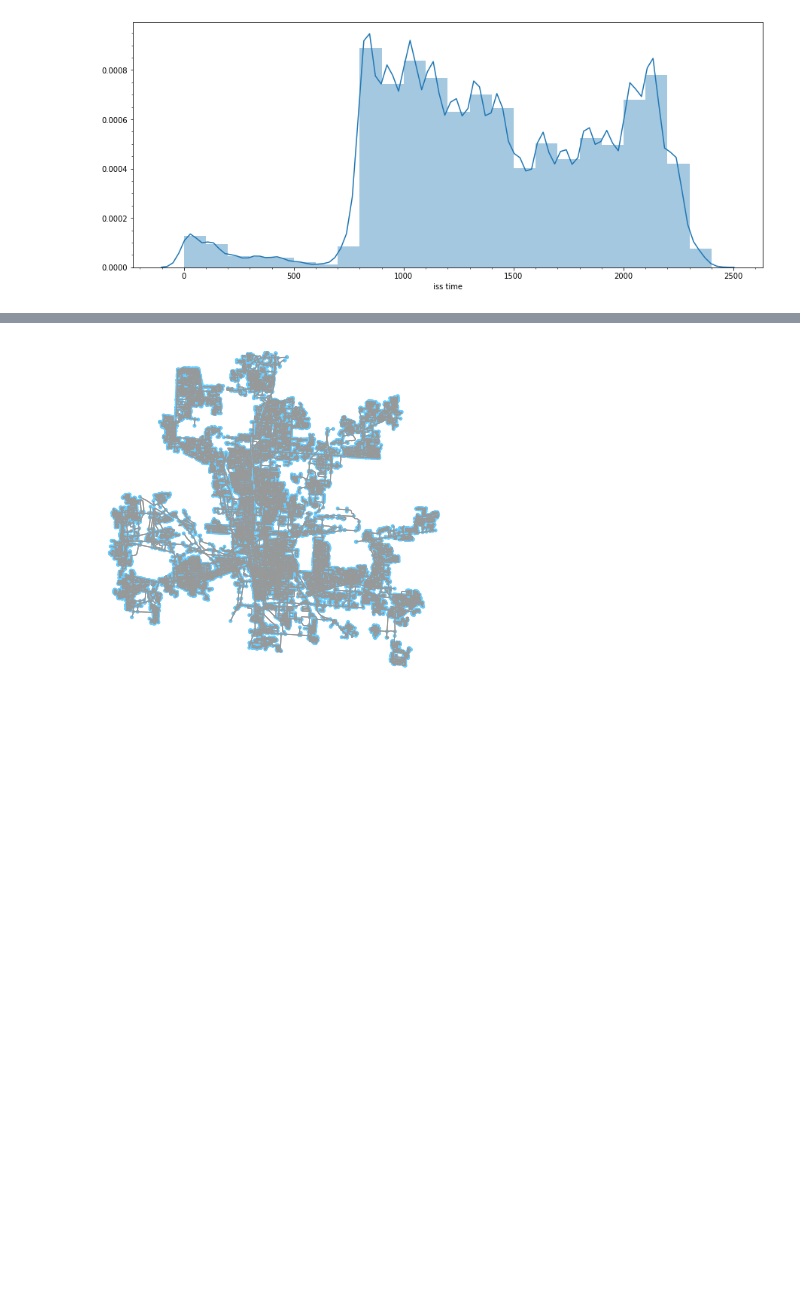
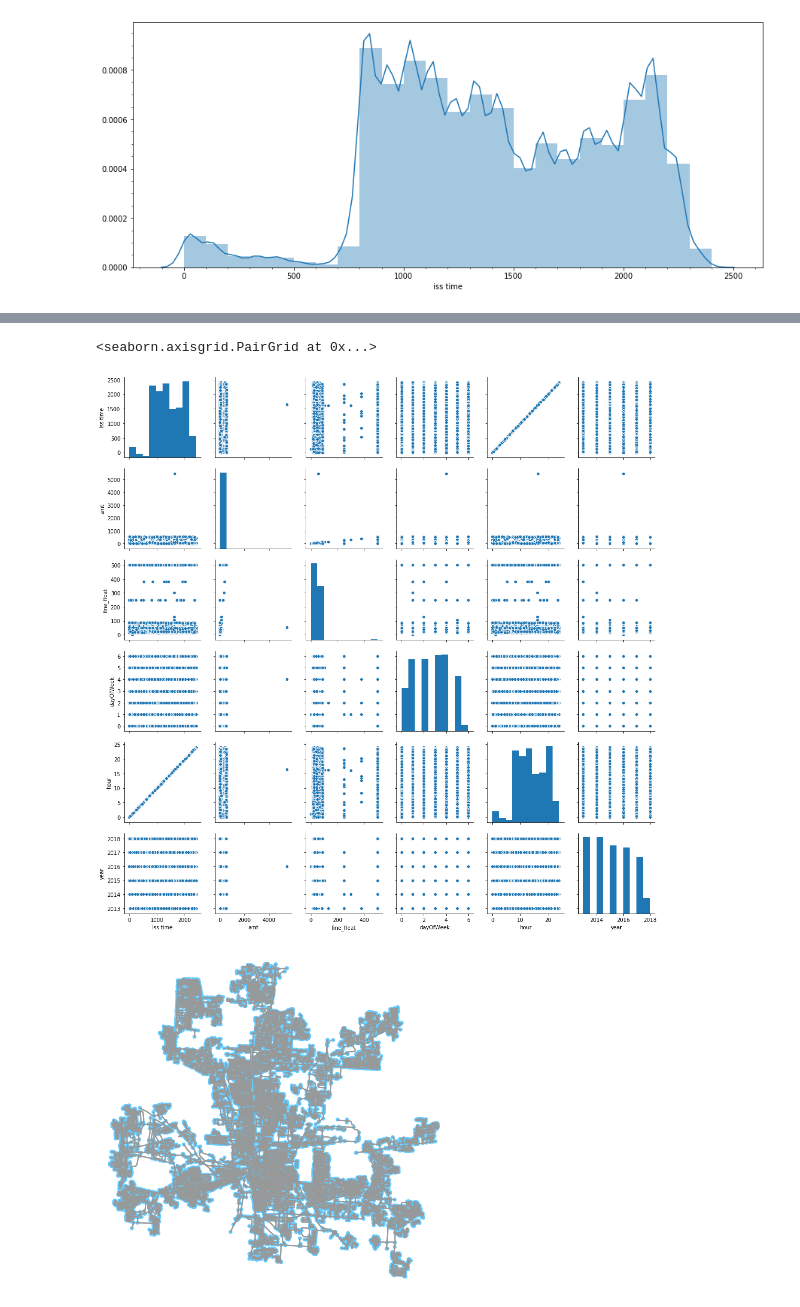
Before and after one commit to osofariu/cmh-parking-tickets, a Jupyter notebook: notebooks/Cmh_Parking_Violation.ipynb, the cells around one changed output, grey strips where cells are left out. Drawn from its saved outputs; the diff is of its cells as text; code cells hidden in the pictures; blank space fills up the shorter version.

```diff
--- a/notebooks/Cmh_Parking_Violation.ipynb
+++ b/notebooks/Cmh_Parking_Violation.ipynb
@@ -196,3 +210,9 @@ ax.minorticks_on()
+# %%
+violations_clean = violations[['make', 'iss time', 'badge', 'amt', 'fine_float', 'dayOfWeek', 'hour', 'year']].dropna()
+sns.pairplot(violations_clean)
+# %% [output]
+<seaborn.axisgrid.PairGrid at 0x...>
+[figure, added]
 # %%
 # get network graph for Columbus from disk if available (much faster to load)
 try:
```
Also changed, not shown: parts of 30 cells of this notebook.
